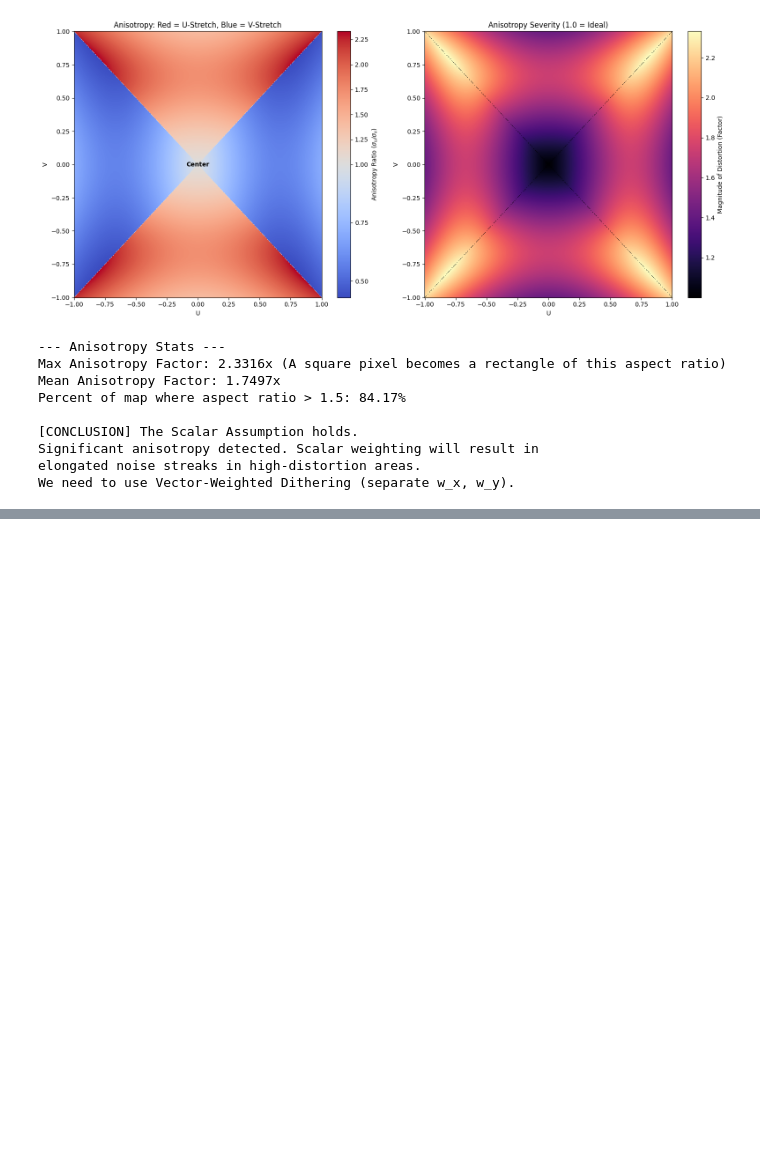
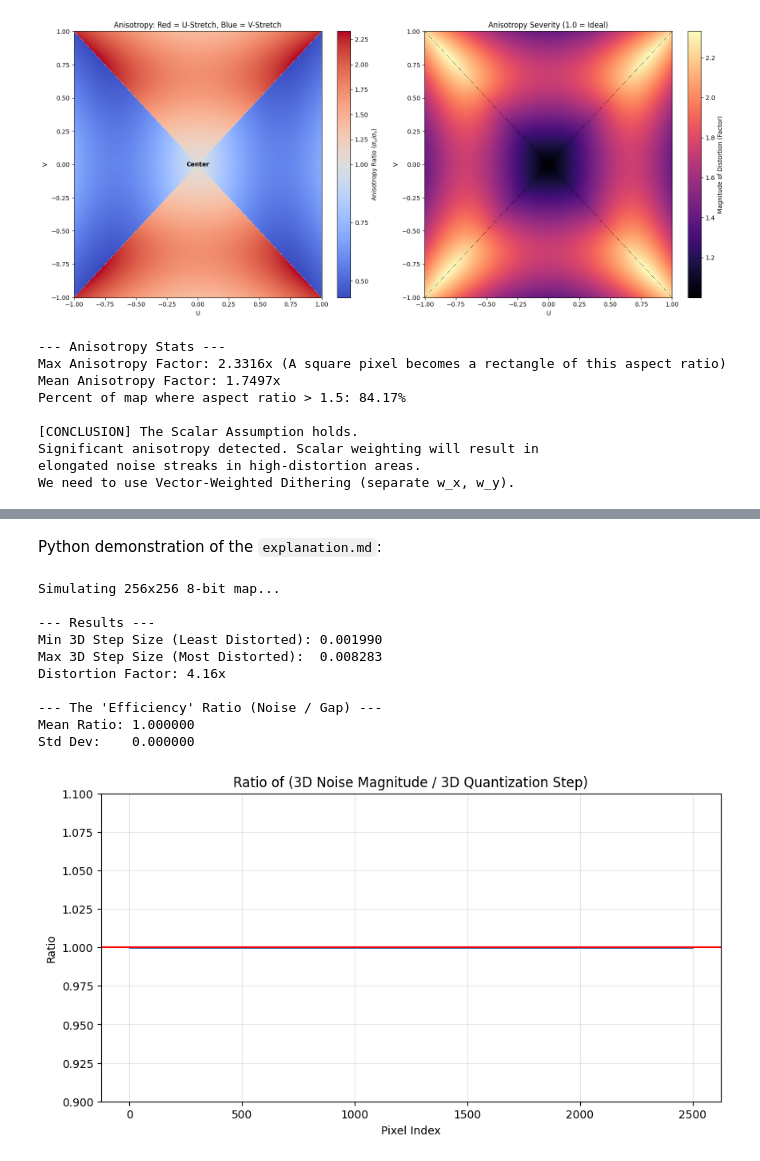
Before and after one commit to Bafy78/dithering-in-octahedral, a Jupyter notebook: hemi_oct_distortion.ipynb, the cells around one changed output, grey strips where cells are left out. Drawn from its saved outputs; the diff is of its cells as text; code cells hidden in the pictures; blank space fills up the shorter version.

```diff
--- a/hemi_oct_distortion.ipynb
+++ b/hemi_oct_distortion.ipynb
@@ -306,0 +208,72 @@ plot.show()
+# %% [markdown]
+Python demonstration of the `explanation.md`:
+# %%
+import numpy as np
+import matplotlib.pyplot as plt
+
+def run_simulation():
+    res = 256
+    step_uv = 1.0 / res
+
+    u_vals = np.linspace(0, 1, 50)
+    v_vals = np.linspace(0, 1, 50)
+
+    distortions = []
+    ratios = []
+
+    print(f"Simulating {res}x{res} 8-bit map...")
+
+    for u in u_vals:
+        for v in v_vals:
+            p3d_center = hemi_oct_decode(u, v)
+            p3d_next_u = hemi_oct_decode(u + step_uv, v)
+
+            gap_3d_magnitude = np.linalg.norm(p3d_next_u - p3d_center)
+
+            noise_amplitude_uv = step_uv
+            p3d_noise_u = hemi_oct_decode(u + noise_amplitude_uv, v)
+
+            noise_3d_magnitude = np.linalg.norm(p3d_noise_u - p3d_center)
+
+            ratio = noise_3d_magnitude / gap_3d_magnitude
+            ratios.append(ratio)
+            distortions.append(gap_3d_magnitude)
+
+    distortions = np.array(distortions)
+    ratios = np.array(ratios)
+
+    # 4. Results
+    print(f"\n--- Results ---")
+    print(f"Min 3D Step Size (Least Distorted): {np.min(distortions):.6f}")
+    print(f"Max 3D Step Size (Most Distorted):  {np.max(distortions):.6f}")
+    print(f"Distortion Factor: {np.max(distortions)/np.min(distortions):.2f}x")
+
+    print(f"\n--- The 'Efficiency' Ratio (Noise / Gap) ---")
+    print(f"Mean Ratio: {np.mean(ratios):.6f}")
+    print(f"Std Dev:    {np.std(ratios):.6f}")
+
+    # Plot
+    plt.figure(figsize=(10, 5))
+    plt.scatter(range(len(ratios)), ratios, alpha=0.5, s=1)
+    plt.ylim(0.9, 1.1)
+    plt.title("Ratio of (3D Noise Magnitude / 3D Quantization Step)")
+    plt.xlabel("Pixel Index")
+    plt.ylabel("Ratio")
+    plt.axhline(y=1.0, color='r', linestyle='-')
+    plt.grid(True, alpha=0.3)
+    plt.show()
+
+if __name__ == "__main__":
+    run_simulation()
+# %% [output]
+Simulating 256x256 8-bit map...
+
+--- Results ---
+Min 3D Step Size (Least Distorted): 0.001990
+Max 3D Step Size (Most Distorted):  0.008283
+Distortion Factor: 4.16x
+
+--- The 'Efficiency' Ratio (Noise / Gap) ---
+Mean Ratio: 1.000000
+Std Dev:    0.000000
+[figure, added]
```
Also changed, not shown: parts of 3 cells of this notebook, 1 other file.
